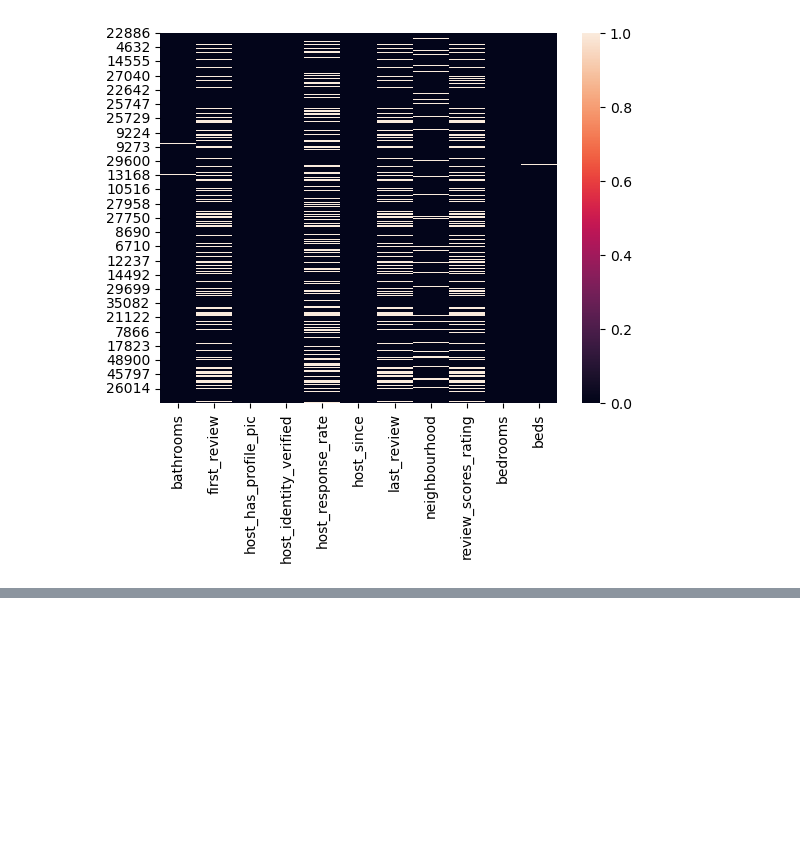
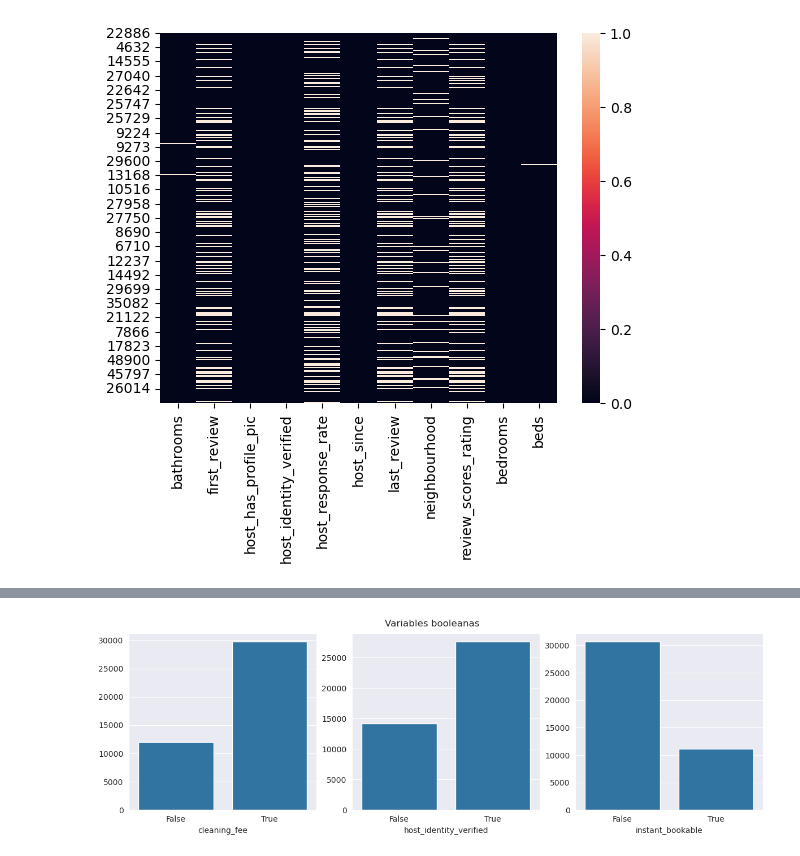
Before and after one commit to PedroPatinoGarcia/etlairbnb, a Jupyter notebook: IA.ipynb, the cells around one changed output, grey strips where cells are left out. Drawn from its saved outputs; the diff is of its cells as text; code cells hidden in the pictures; blank space fills up the shorter version.

```diff
--- a/IA.ipynb
+++ b/IA.ipynb
@@ -205,0 +410,14 @@ sacar gráficos
+# %%
+columnas = ["cleaning_fee","host_identity_verified","instant_bookable"]
+# %%
+with sns.axes_style("darkgrid"):
+    fig, axes = plt.subplots(1, len(columnas), figsize=(12,4))
+    for i, columna in enumerate(columnas):
+        ax = sns.countplot(x=train[columna], ax=axes[i])
+        ax.set_xticks(np.arange(2), ['False', 'True'])
+        ax.set_ylabel("")
+    fig.tight_layout()
+    fig.subplots_adjust(top=.92)
+    plt.suptitle("Variables booleanas")
+# %% [output]
+[figure, added]
```
Also changed, not shown: parts of 82 cells of this notebook, 38 other files.
